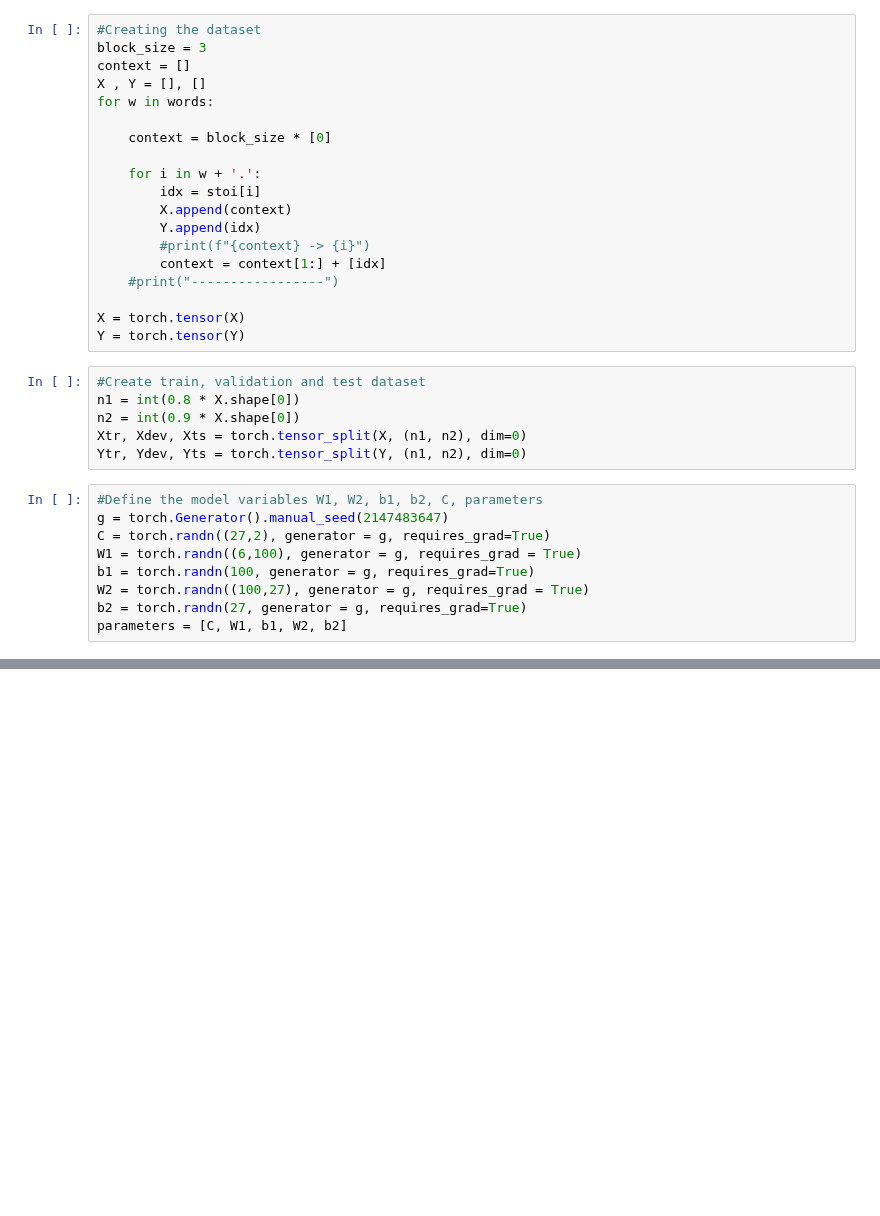
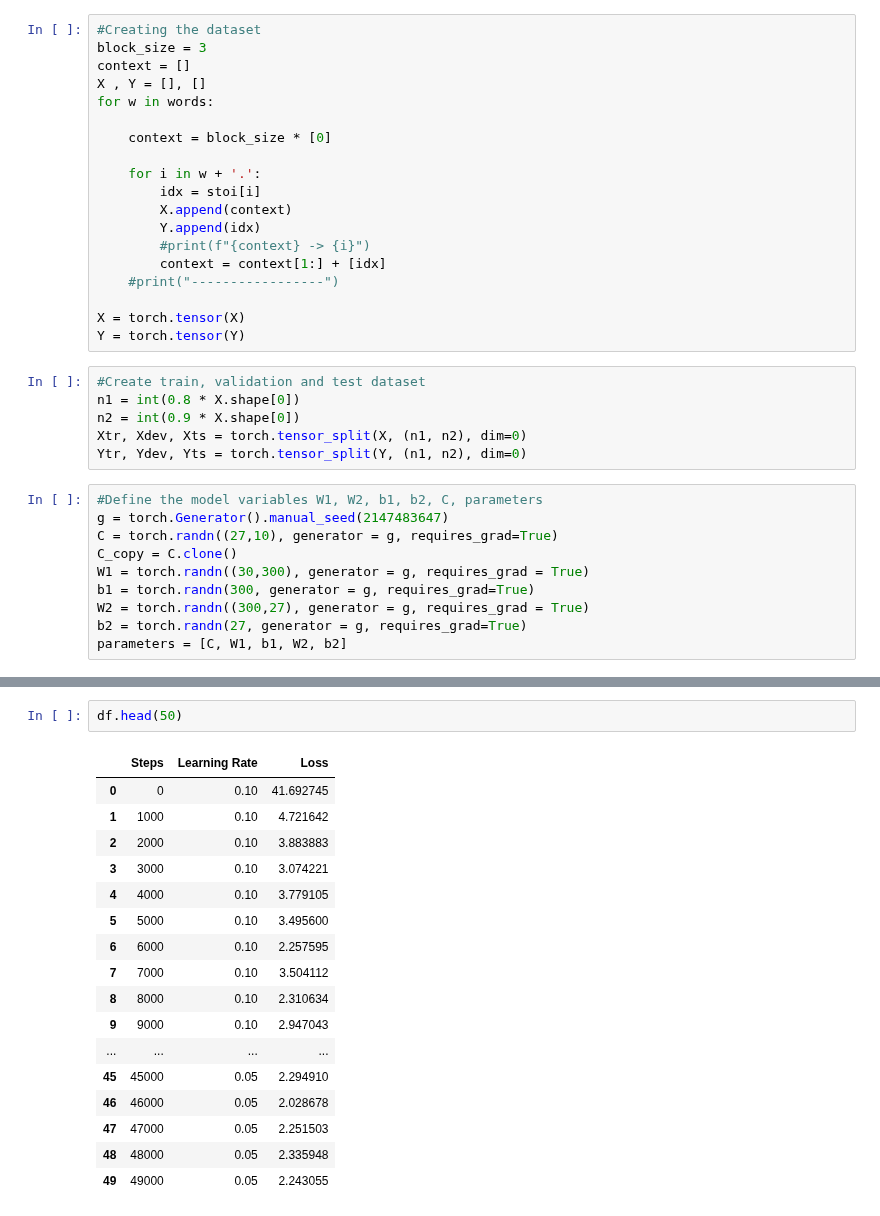
Before and after one commit to jvilchesf/Learning, a Jupyter notebook: Andrej_karpathy_videos/Makemore_2/Makemore_pt3.ipynb, the cells around one changed output, grey strips where cells are left out. Saved outputs shown, nothing was run; the diff lists cells and outputs as text; blank space fills up the shorter version.

```diff
--- a/Andrej_karpathy_videos/Makemore_2/Makemore_pt3.ipynb
+++ b/Andrej_karpathy_videos/Makemore_2/Makemore_pt3.ipynb
@@ -46,9 +47,10 @@ Ytr, Ydev, Yts = torch.tensor_split(Y, (n1, n2), dim=0)
 # %%
 #Define the model variables W1, W2, b1, b2, C, parameters
 g = torch.Generator().manual_seed(2147483647)
-C = torch.randn((27,2), generator = g, requires_grad=True)
-W1 = torch.randn((6,100), generator = g, requires_grad = True)
-b1 = torch.randn(100, generator = g, requires_grad=True)
-W2 = torch.randn((100,27), generator = g, requires_grad = True)
+C = torch.randn((27,10), generator = g, requires_grad=True)
+C_copy = C.clone()
+W1 = torch.randn((30,300), generator = g, requires_grad = True)
+b1 = torch.randn(300, generator = g, requires_grad=True)
+W2 = torch.randn((300,27), generator = g, requires_grad = True)
 b2 = torch.randn(27, generator = g, requires_grad=True)
 parameters = [C, W1, b1, W2, b2]
@@ -90,0 +118,20 @@ tensor(2.5525, grad_fn=<NllLossBackward0>)
+# %%
+df.head(50)
+# %% [output]
+|  | Steps | Learning Rate | Loss |
+| 0 | 0 | 0.10 | 41.692745 |
+| 1 | 1000 | 0.10 | 4.721642 |
+| 2 | 2000 | 0.10 | 3.883883 |
+| 3 | 3000 | 0.10 | 3.074221 |
+| 4 | 4000 | 0.10 | 3.779105 |
+| 5 | 5000 | 0.10 | 3.495600 |
+| 6 | 6000 | 0.10 | 2.257595 |
+| 7 | 7000 | 0.10 | 3.504112 |
+| 8 | 8000 | 0.10 | 2.310634 |
+| 9 | 9000 | 0.10 | 2.947043 |
+| ... | ... | ... | ... |
+| 45 | 45000 | 0.05 | 2.294910 |
+| 46 | 46000 | 0.05 | 2.028678 |
+| 47 | 47000 | 0.05 | 2.251503 |
+| 48 | 48000 | 0.05 | 2.335948 |
+| 49 | 49000 | 0.05 | 2.243055 |
```
Also changed, not shown: parts of 8 cells of this notebook, 3 other files.
